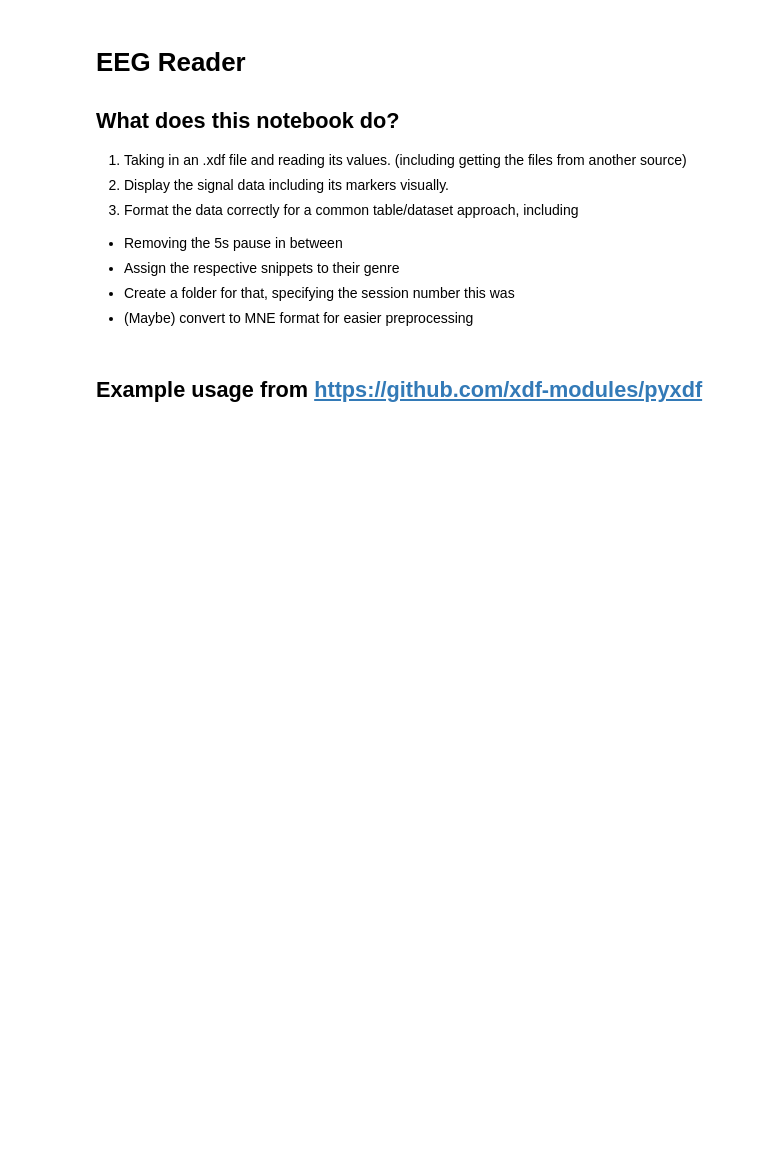
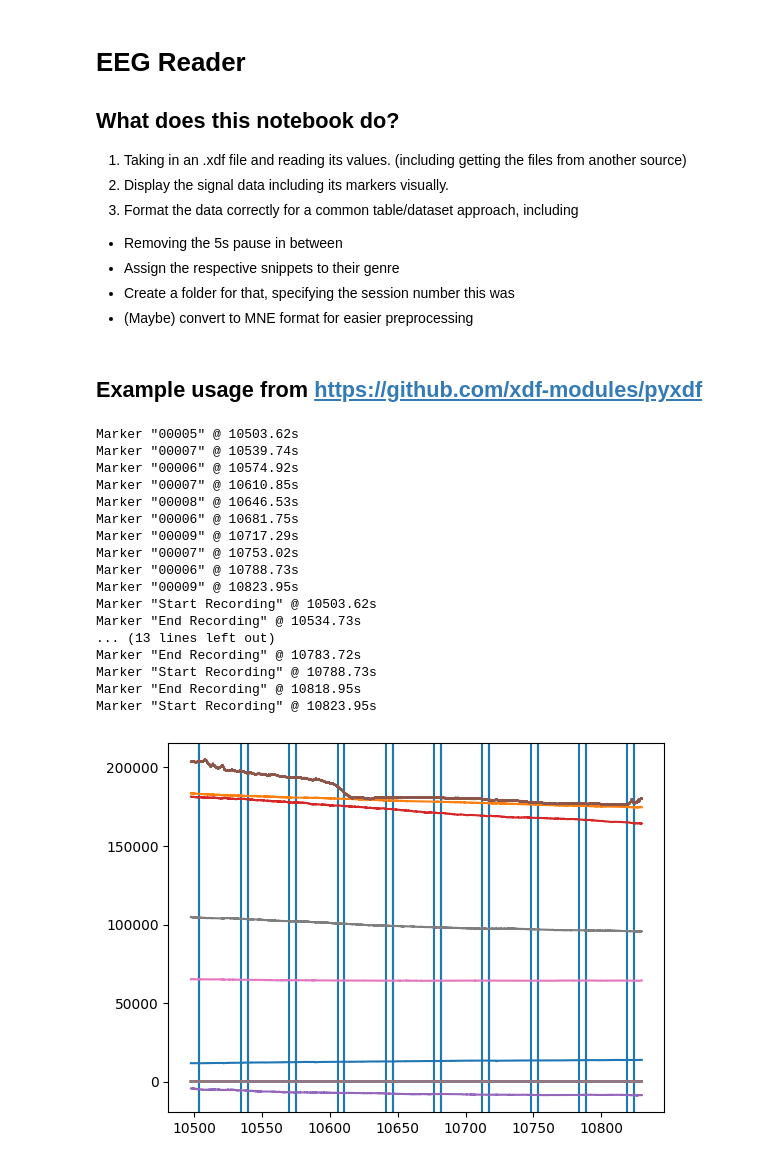
Before and after one commit to Lukas1305-red/bachelor-thesis-music-eeg-genre-classifier, a Jupyter notebook: code/acquisition/eeg-reader.ipynb, the cells around one changed output. Cells and saved outputs as stored; diff of their text form; code cells hidden in the pictures; blank space fills up the shorter version.

Commit message:
Example changes and test xdf file.

```diff
--- a/code/acquisition/eeg-reader.ipynb
+++ b/code/acquisition/eeg-reader.ipynb
@@ -17,22 +17,41 @@ SESSION_NUMBER = 0
 # %%
 import matplotlib.pyplot as plt
 import numpy as np
 import pyxdf
 
-data, header = pyxdf.load_xdf("example-xdf-files/minimal.xdf")
+data, header = pyxdf.load_xdf("sub-P001_ses-S001_task-Default_run-001_eeg.xdf")
 
 for stream in data:
     y = stream["time_series"]
 
     if isinstance(y, list):
         # list of strings, draw one vertical line for each marker
         for timestamp, marker in zip(stream["time_stamps"], y):
             plt.axvline(x=timestamp)
-            print(f'Marker "{marker[0]}" @ {timestamp:.2f}s')
+            print(f'Marker "{marker[0]}" @ {timestamp}s')
     elif isinstance(y, np.ndarray):
         # numeric data, draw as lines
         plt.plot(stream["time_stamps"], y)
     else:
         raise RuntimeError("Unknown stream format")
 
 plt.show()
+# %% [output]
+Marker "00005" @ 10503.62s
+Marker "00007" @ 10539.74s
+Marker "00006" @ 10574.92s
+Marker "00007" @ 10610.85s
+Marker "00008" @ 10646.53s
+Marker "00006" @ 10681.75s
+Marker "00009" @ 10717.29s
+Marker "00007" @ 10753.02s
+Marker "00006" @ 10788.73s
+Marker "00009" @ 10823.95s
+Marker "Start Recording" @ 10503.62s
+Marker "End Recording" @ 10534.73s
+... (13 lines left out)
+Marker "End Recording" @ 10783.72s
+Marker "Start Recording" @ 10788.73s
+Marker "End Recording" @ 10818.95s
+Marker "Start Recording" @ 10823.95s
+[figure, added]
```
Also changed, not shown: 1 other file.
